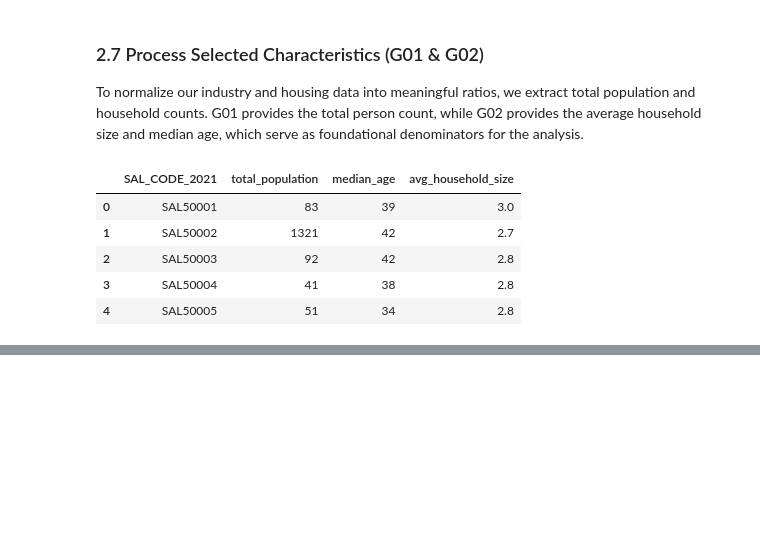
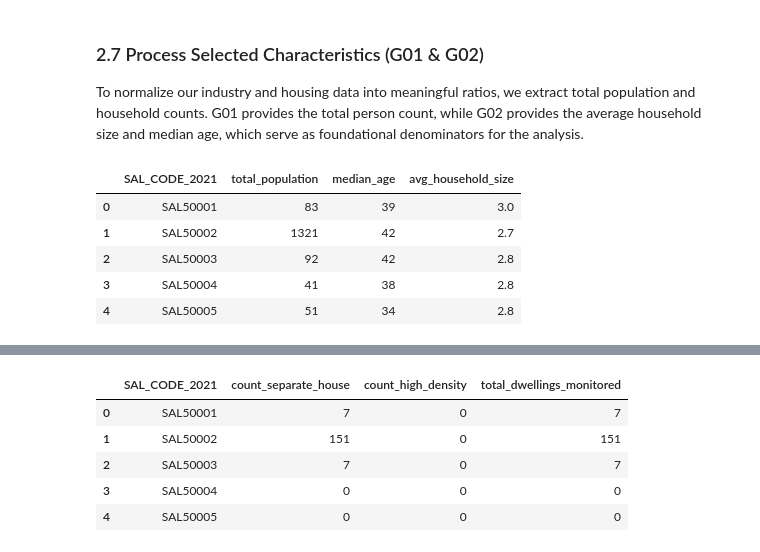
Before and after one commit to GaryUWA/WA-Housing-Model-2021-analysis, a Jupyter notebook: notebooks/01_data_cleaning.ipynb, the cells around one changed output, grey strips where cells are left out. Cells and saved outputs as stored; diff of their text form; code cells hidden in the pictures; blank space fills up the shorter version.

```diff
--- a/notebooks/01_data_cleaning.ipynb
+++ b/notebooks/01_data_cleaning.ipynb
@@ -337,0 +340,31 @@ display(char_df.head())
+# %%
+# Create copy of G38
+structure_df = dfs['G38'].copy()
+
+# Define columns for dwelling types based on verified G38 headers
+# Tot_DS_Separate_hse: Separate houses
+# Tot_DS_Flat_apartment: Flats, units, or apartments
+structure_cols = {
+    'Tot_DS_Separate_hse': 'count_separate_house',
+    'Tot_DS_Flat_apartment': 'count_high_density'
+}
+
+# Extract and rename relevant columns using verified index keys
+structure_df = structure_df[['SAL_CODE_2021'] + list(structure_cols.keys())]
+structure_df.rename(columns=structure_cols, inplace=True)
+
+# Calculate total dwellings monitored for density ratio
+structure_df['total_dwellings_monitored'] = (
+    structure_df['count_separate_house'] +
+    structure_df['count_high_density']
+)
+
+# Validate output
+display(structure_df.head())
+# %% [output]
+|  | SAL_CODE_2021 | count_separate_house | count_high_density | total_dwellings_monitored |
+| 0 | SAL50001 | 7 | 0 | 7 |
+| 1 | SAL50002 | 151 | 0 | 151 |
+| 2 | SAL50003 | 7 | 0 | 7 |
+| 3 | SAL50004 | 0 | 0 | 0 |
+| 4 | SAL50005 | 0 | 0 | 0 |
```
Also changed, not shown: parts of 8 cells of this notebook.
